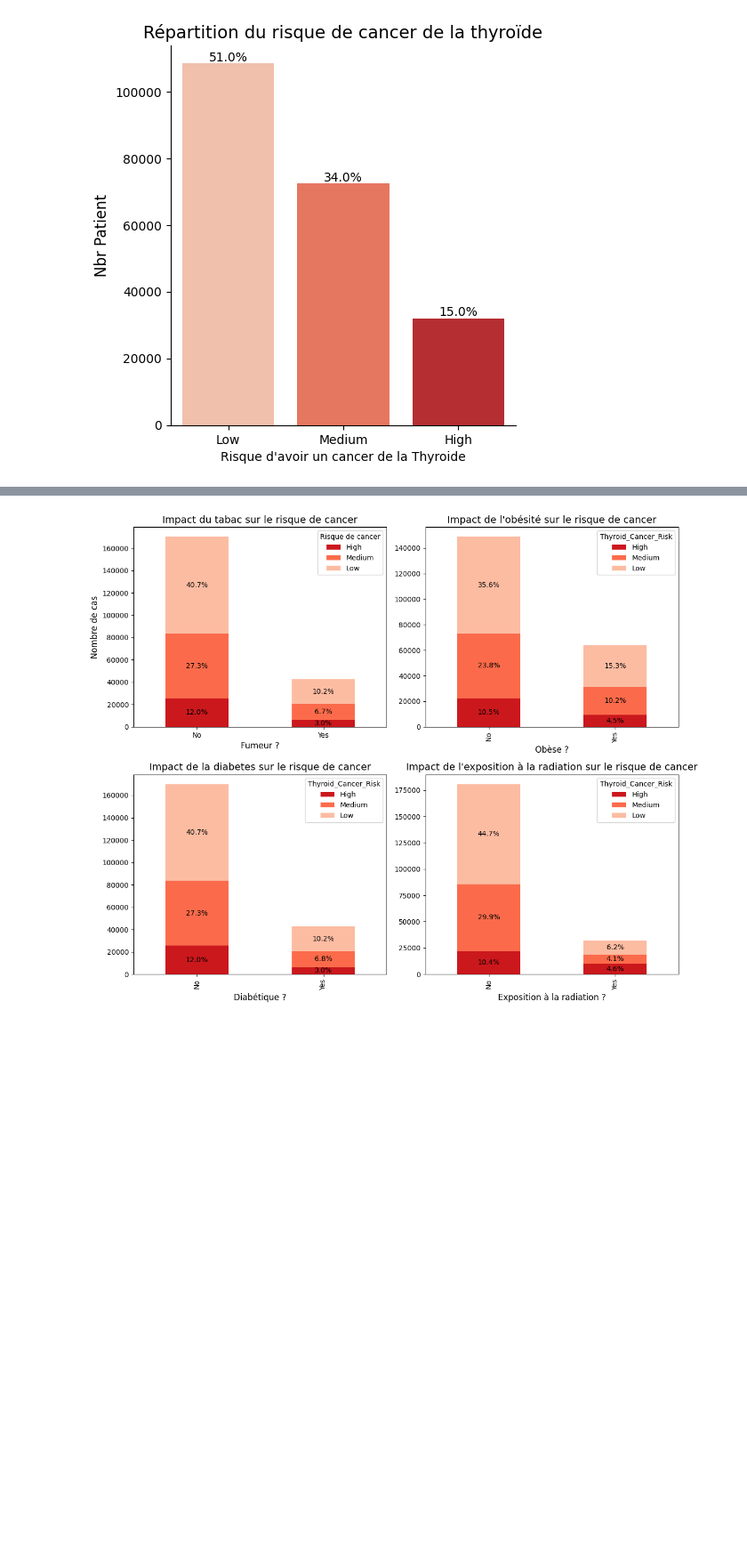
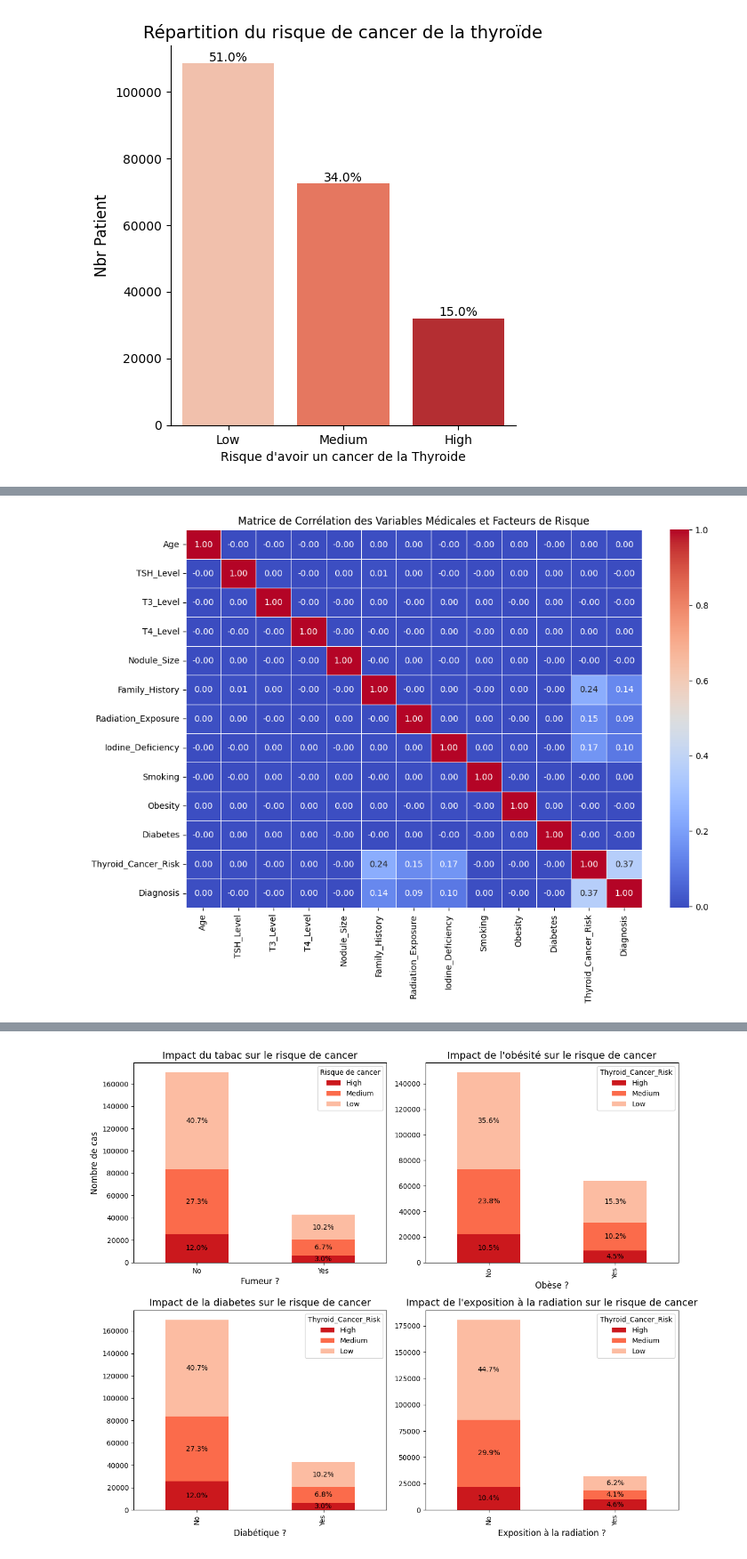
Before and after one commit to Death4Sword/ML_Cancer_Risk_Project, a Jupyter notebook: analyse_exploratoire.ipynb, the cells around one changed output, grey strips where cells are left out. Shown at 89% size. Saved outputs shown, nothing was run; the diff lists cells and outputs as text; code cells hidden in the pictures; blank space fills up the shorter version.

```diff
--- a/analyse_exploratoire.ipynb
+++ b/analyse_exploratoire.ipynb
@@ -144,0 +147,23 @@ def calculate_percentage_on_graph(df, axes):
+# %%
+binary_columns = ['Family_History', 'Radiation_Exposure', 'Iodine_Deficiency',
+                  'Smoking', 'Obesity', 'Diabetes']
+df_encoded = df.copy()
+df_encoded[binary_columns] = df_encoded[binary_columns].applymap(lambda x: 1 if x == 'Yes' else 0)
+
+risk_mapping = {'Low': 0, 'Medium': 1, 'High': 2}
+df_encoded['Thyroid_Cancer_Risk'] = df_encoded['Thyroid_Cancer_Risk'].map(risk_mapping)
+diagnosis_mapping = {'Benign': 0, 'Malignant': 1}
+df_encoded['Diagnosis'] = df_encoded['Diagnosis'].map(diagnosis_mapping)
+
+numeric_cols = ['Age', 'TSH_Level', 'T3_Level', 'T4_Level', 'Nodule_Size',
+                'Family_History', 'Radiation_Exposure', 'Iodine_Deficiency',
+                'Smoking', 'Obesity', 'Diabetes', 'Thyroid_Cancer_Risk', 'Diagnosis']
+
+corr_matrix = df_encoded[numeric_cols].corr()
+
+plt.figure(figsize=(12, 8))
+sns.heatmap(corr_matrix, annot=True, cmap="coolwarm", fmt=".2f", linewidths=0.5)
+plt.title("Matrice de Corrélation des Variables Médicales et Facteurs de Risque")
+plt.show()
+# %% [output]
+[figure, added]
```
Also changed, not shown: parts of 11 cells of this notebook.
